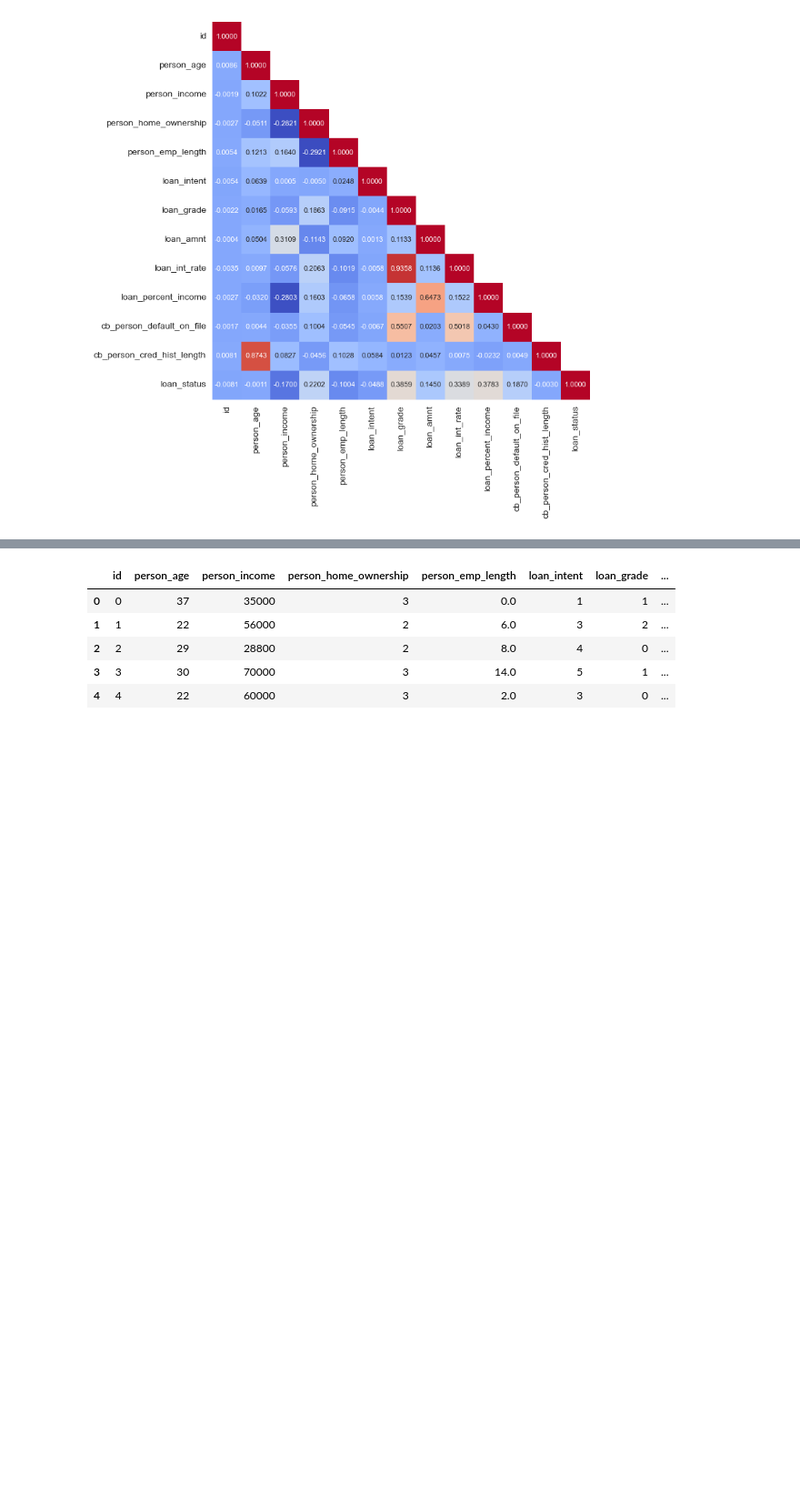
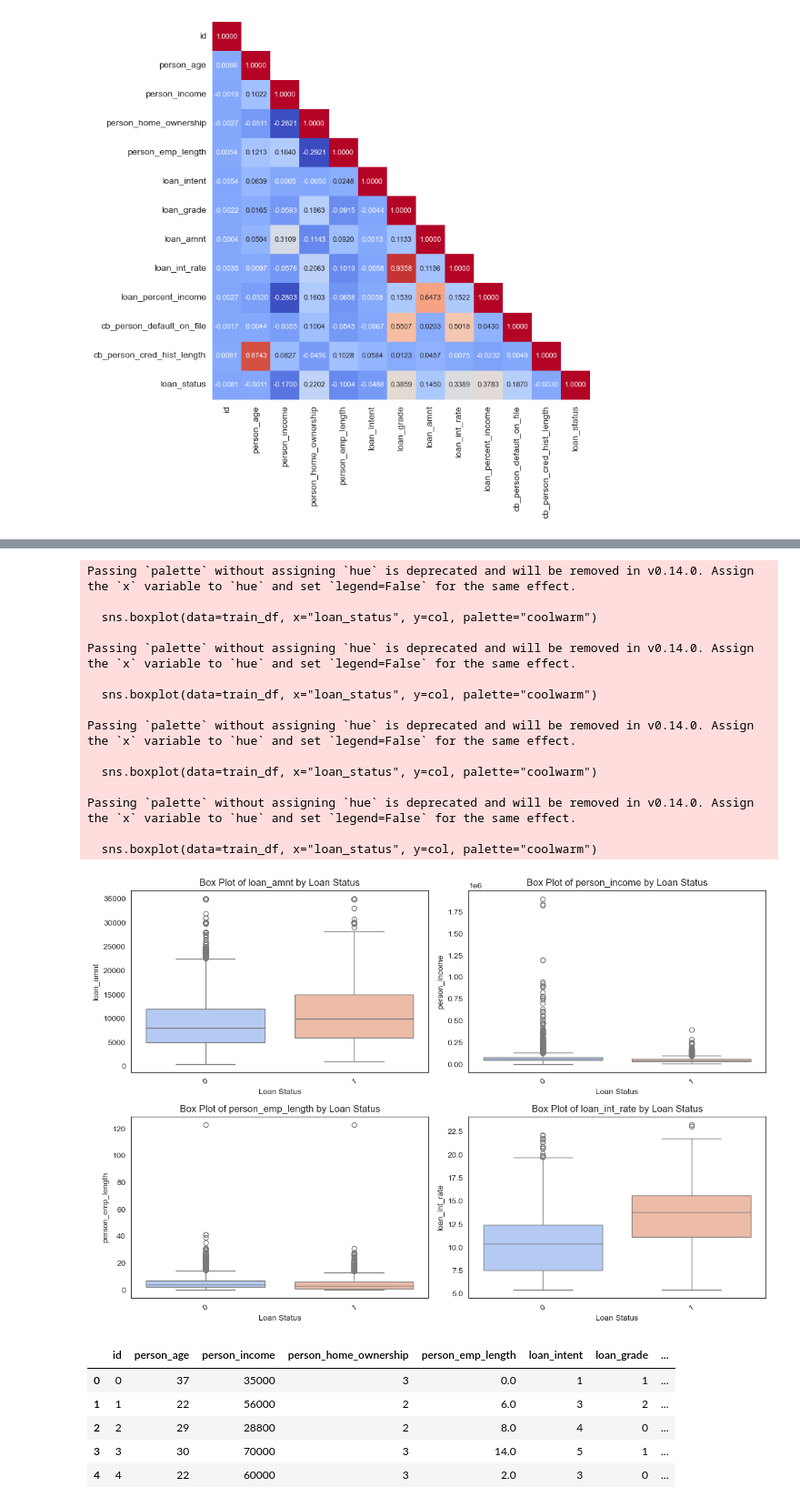
Before and after one commit to baylethedread/Loan_Approval_Prediction, a Jupyter notebook: Loan Approval Model.ipynb, the cells around one changed output, grey strips where cells are left out. Shown: that part at 91% size. Drawn from its saved outputs; the diff is of its cells as text; code cells hidden in the pictures; blank space fills up the shorter version.

```diff
--- a/Loan Approval Model.ipynb
+++ b/Loan Approval Model.ipynb
@@ -291,2 +316,40 @@ plt.show()
+# %%
+# -------------------------------------------
+# Box Plot: Distribution of Numerical Features by Loan Status
+# -------------------------------------------
+# Box plots are useful for identifying outliers and comparing distributions.
+# This section visualizes the spread of numerical features across different loan statuses.
+# -------------------------------------------
+
+plt.figure(figsize=(12, 8))
+
+# Loop through each numerical variable and create a box plot
+for i, col in enumerate(numerical_features, 1):
+    plt.subplot(2, 2, i)  # Create a 2x2 grid for subplots
+    sns.boxplot(data=train_df, x="loan_status", y=col, palette="coolwarm")
+    plt.title(f"Box Plot of {col} by Loan Status")
+    plt.xlabel("Loan Status")
+    plt.ylabel(col)
+    plt.xticks(rotation=30)  # Rotate labels for better readability
+
+plt.tight_layout()  # Adjust layout for better spacing
+plt.show()
+# %% [output]
+Passing `palette` without assigning `hue` is deprecated and will be removed in v0.14.0. Assign the `x` variable to `hue` and set `legend=False` for the same effect.
+
+  sns.boxplot(data=train_df, x="loan_status", y=col, palette="coolwarm")
+
+Passing `palette` without assigning `hue` is deprecated and will be removed in v0.14.0. Assign the `x` variable to `hue` and set `legend=False` for the same effect.
+
+  sns.boxplot(data=train_df, x="loan_status", y=col, palette="coolwarm")
+
+Passing `palette` without assigning `hue` is deprecated and will be removed in v0.14.0. Assign the `x` variable to `hue` and set `legend=False` for the same effect.
+
+  sns.boxplot(data=train_df, x="loan_status", y=col, palette="coolwarm")
+
+Passing `palette` without assigning `hue` is deprecated and will be removed in v0.14.0. Assign the `x` variable to `hue` and set `legend=False` for the same effect.
+
+  sns.boxplot(data=train_df, x="loan_status", y=col, palette="coolwarm")
+[figure, added]
 # %%
 def prepare(train_df, test_df, categorical_features):
```
Also changed, not shown: parts of 24 cells of this notebook, 7 other files.
